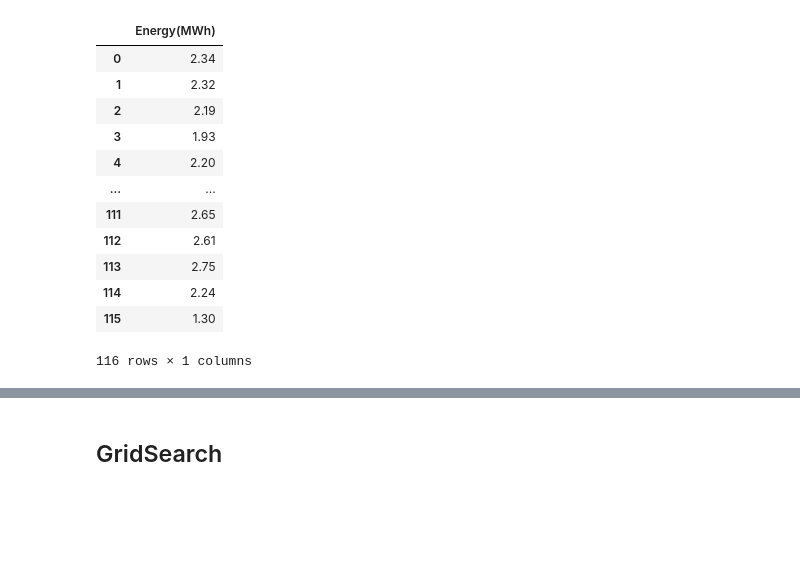
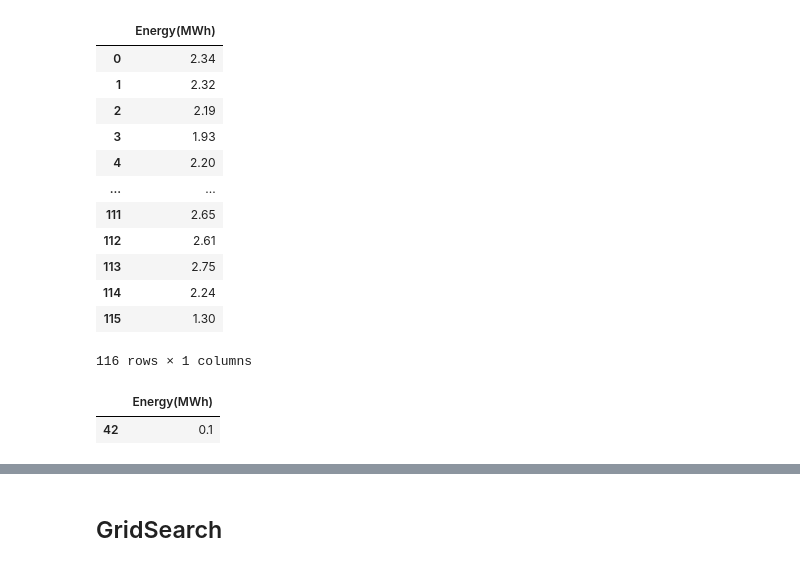
Before and after one commit to Ivanrs297/machine-learning-projects, a Jupyter notebook: energy-generation-analysis/main.ipynb, the cells around one changed output, grey strips where cells are left out. Saved outputs shown, nothing was run; the diff lists cells and outputs as text; code cells hidden in the pictures; blank space fills up the shorter version.

```diff
--- a/energy-generation-analysis/main.ipynb
+++ b/energy-generation-analysis/main.ipynb
@@ -167,3 +192,8 @@ df_2022
 | 114 | 2.24 |
 | 115 | 1.30 |
 116 rows × 1 columns
+# %%
+df_2022.loc[df_2022['Energy(MWh)'] == df_2022['Energy(MWh)'].min()]
+# %% [output]
+|  | Energy(MWh) |
+| 42 | 0.1 |
```
Also changed, not shown: parts of 11 cells of this notebook, 8 other files.
